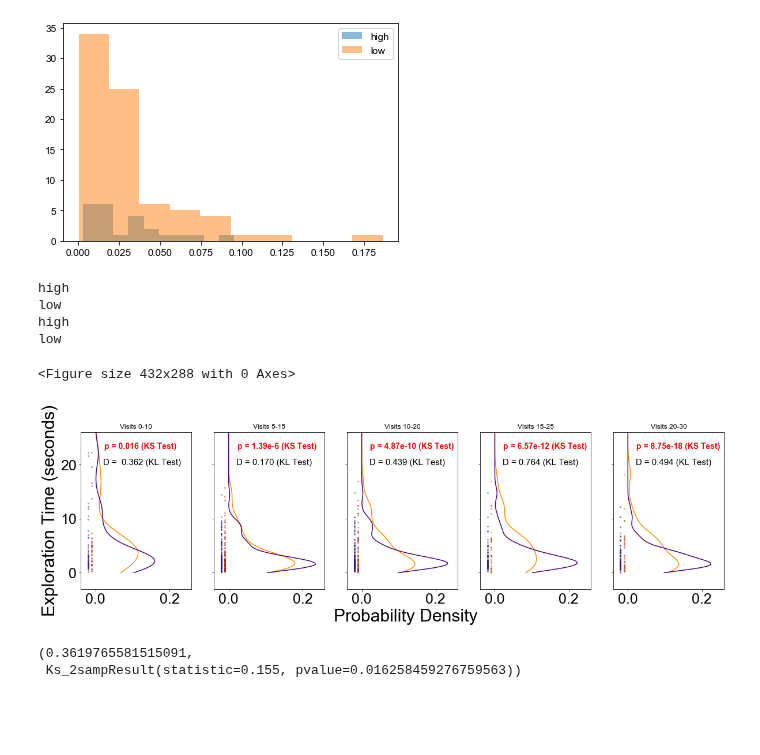
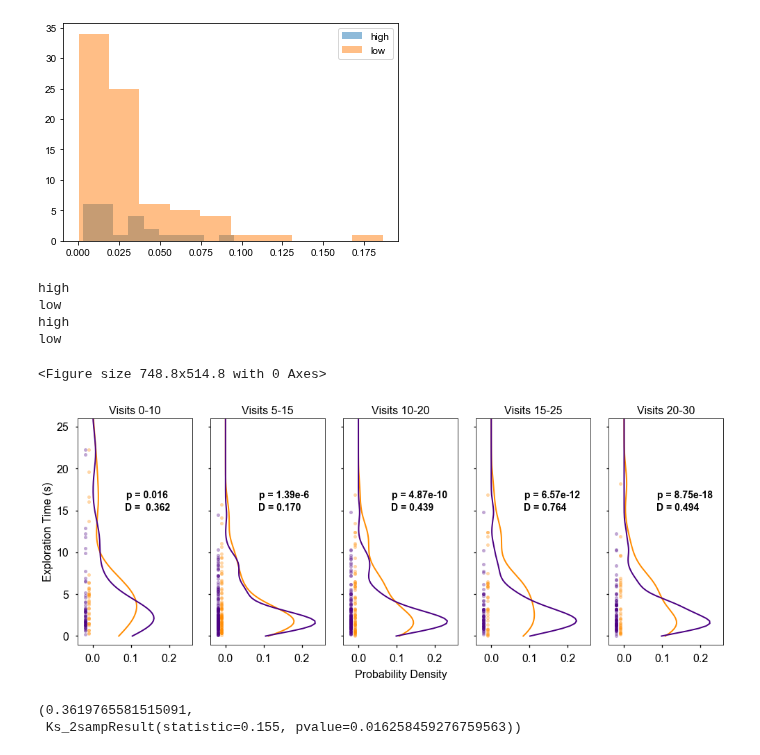
Before and after one commit to itsMahad/ManducaMultiSenseFeeding, a Jupyter notebook: A_Step3_Learning_Curves_And_Probability_Distributions_Git.ipynb, the cells around one changed output. Cells and saved outputs as stored; diff of their text form; code cells hidden in the pictures; blank space fills up the shorter version.

```diff
--- a/A_Step3_Learning_Curves_And_Probability_Distributions_Git.ipynb
+++ b/A_Step3_Learning_Curves_And_Probability_Distributions_Git.ipynb
@@ -431,10 +454,8 @@ First_30_df = pd.DataFrame(index = bin_center, columns = ['Low', 'High'], dtype
 All_df = pd.DataFrame(index = bin_center, columns = ['Low', 'High'], dtype = 'float')
 SampleSize = pd.DataFrame(index = ['low', 'high'], columns = ['3', '5', '10', '15-25', '20', '30', 'all'], dtype = 'float')
 # %%
-from scipy.stats import gaussian_kde
-
 plt.set_cmap('Spectral')
-f2, ax2 = plt.subplots(1,5,sharex = True, sharey = True, figsize = (20,5))
+f2, ax2 = plt.subplots(1,5,sharex = True, sharey = True, figsize = (6.975*2,2.880*2))
 
 
 offset = 0
@@ -460,11 +481,11 @@ for f, df in First_3.groupby('lightLevel', sort = True):
 
         d = 'darkred'
 
-    p = ax2[0].plot(temp, bin_center, label = f, color = c)
-    ax2[0].plot([-0.01 + offset]*len(data), data, 'o', ms = 2, color = c, mec = d, alpha = 0.35)
+    p = ax2[0].plot(temp, bin_center, label = f, color = c, linewidth = 2.0)
+    ax2[0].plot([-0.01 + offset]*len(data), data, "o" , ms = 5, color = c, mec = d, alpha = 0.35)
     offset+=-0.01
 
-    ax2[0].set_title('Visits 0-10')
+    ax2[0].set_title('Visits 0-10', fontsize = 16)
 offset = 0
 V_5thru15_low = []
 V_5thru15_high = []
@@ -488,11 +509,11 @@ for f, df in First_5.groupby('lightLevel', sort = True):
         d = 'darkred'
 
 
-    p = ax2[1].plot(temp, bin_center,  label = f, color = c)
-    ax2[1].plot([-0.01 + offset]*len(data), data, 'o', ms = 2, color = c, mec = d, alpha = 0.35)
+    p = ax2[1].plot(temp, bin_center,  label = f, color = c, linewidth = 2.0)
+    ax2[1].plot([-0.01 + offset]*len(data), data, "o" , ms = 5, color = c, mec = d, alpha = 0.35)
     offset+=-0.01
 
-    ax2[1].set_title('Visits 5-15')
+    ax2[1].set_title('Visits 5-15', fontsize = 16)
 
 offset = 0
 V_10thru20_low = []
@@ -517,11 +538,11 @@ for f, df in First_10.groupby('lightLevel', sort = True):
         V_10thru20_high.extend(temp)
         d = 'darkred'
 
-    p = ax2[2].plot(temp, bin_center, label = f, color = c)
-    ax2[2].plot([-0.01 + offset]*len(data), data, 'o', ms = 2, color = c, mec = d, alpha = 0.35)
+    p = ax2[2].plot(temp, bin_center, label = f, color = c, linewidth = 2.0)
+    ax2[2].plot([-0.01 + offset]*len(data), data, "o" , ms = 5, color = c, mec = d, alpha = 0.35)
     offset+=-0.01
 
-    ax2[2].set_title('Visits 10-20')
+    ax2[2].set_title('Visits 10-20', fontsize = 16)
 offset = 0
 V_15thru25_low = []
 V_15thru25_high = []
@@ -545,11 +566,11 @@ for f, df in First_20.groupby('lightLevel', sort = True):
         d = 'darkred'
 
 #     ax1[1].plot(bin_center, hist)
-    p = ax2[3].plot(temp, bin_center, label = f, color = c)
-    ax2[3].plot([-0.01 + offset]*len(data), data, 'o', ms = 2, color = c, mec = d, alpha = 0.35)
+    p = ax2[3].plot(temp, bin_center, label = f, color = c, linewidth = 2.0)
+    ax2[3].plot([-0.01 + offset]*len(data), data,  "o", ms = 5, color = c, mec = d, alpha = 0.35)
     offset+=-0.01
 #     ax2[3].legend()
-    ax2[3].set_title('Visits 15-25')
+    ax2[3].set_title('Visits 15-25', fontsize = 16)
 
 offset = 0
 V_20thru30_low = []
@@ -562,54 +583,56 @@ for f, df in First_30.groupby('lightLevel', sort = True):
 
     temp = kde.pdf(bin_center)
     temp /= delta * np.sum(temp)
     First_30_df.loc[:,f]=temp
 
     if f.startswith("low"):
         c = 'indigo'
         V_20thru30_low.extend(temp)
         d = 'midnightblue'
     elif f.startswith("high"):
         c = 'darkorange'
 
         V_20thru30_high.extend(temp)
         d = 'darkred'
 #     ax1[0].plot(bin_center, hist)
-    p = ax2[4].plot(temp, bin_center, label = f, color = c)
-    ax2[4].plot([-0.01 + offset]*len(data), data, 'o', ms = 2, color = c, mec = d, alpha = 0.35)
+    p = ax2[4].plot(temp, bin_center, label = f, color = c, linewidth = 2.0)
+    ax2[4].plot([-0.01 + offset]*len(data), data, "o", ms = 5, color = c, mec = d, alpha = 0.35)
     offset+=-0.01
 #     ax2[4].legend()
-    ax2[4].set_title('Visits 20-30')
+    ax2[4].set_title('Visits 20-30', fontsize = 16)
 
-ax2[0].set_ylabel('Exploration Time (seconds)', size = 30, color = 'k')
-ax2[0].set_ylim(-3,26)
+ax2[0].set_ylabel('Exploration Time (s)', size = 16, color = 'k')
+ax2[0].set_ylim(-1,26)
 
-ax2[0].text(.645,-9,'Probability Density', size = 30)
-ax2[0].tick_params(labelsize = 25, labelcolor = 'k')
-ax2[1].tick_params(labelsize = 25, labelcolor = 'k')
-ax2[2].tick_params(labelsize = 25, labelcolor = 'k')
-ax2[3].tick_params(labelsize = 25, labelcolor = 'k')
-ax2[4].tick_params(labelsize = 25, labelcolor = 'k')
+ax2[2].text(-.01,-5,'Probability Density', size = 16)
+
+i_list = [0,1,2,3,4]
+for i in i_list:
+    ax2[i].tick_params(labelsize = 16, labelcolor = 'k')
+#     ax2[i].set_facecolor('lightgray')
+
 ax2[0].set_xlim(-.04,0.26)
 
 
-ax2[0].text(0.017, 23, ' p = 0.016 (KS Test)', color = 'r', weight = 'bold', size = 14 )
-ax2[0].text(0.021, 20, 'D =  0.362 (KL Test)', size = 15)
-ax2[1].text(0.017, 23, ' p = 1.39e-6 (KS Test)', color = 'r', weight = 'bold', size = 14 )
-ax2[1].text(0.021, 20, 'D = 0.170 (KL Test)', size = 15)
-ax2[2].text(0.017, 23, ' p = 4.87e-10 (KS Test)', color = 'r', weight = 'bold', size = 14 )
-ax2[2].text(0.021, 20, 'D = 0.439 (KL Test)', size = 15)
-ax2[3].text(0.017, 23, ' p = 6.57e-12 (KS Test)', color = 'r', weight = 'bold', size = 14 )
-ax2[3].text(0.021, 20, 'D = 0.764 (KL Test)', size = 15)
-ax2[4].text(0.017, 23, ' p = 8.75e-18 (KS Test)', color = 'r', weight = 'bold', size = 14)
-ax2[4].text(0.021, 20, 'D = 0.494 (KL Test)', size = 15)
+ax2[0].text(0.08, 16.5, ' p = 0.016',  weight = 'bold', size = 14 )
+ax2[0].text(0.085, 15, 'D =  0.362',  weight = 'bold', size = 14)
+ax2[1].text(0.08, 16.5, ' p = 1.39e-6',  weight = 'bold', size = 14 )
+ax2[1].text(0.085, 15, 'D = 0.170', weight = 'bold', size = 14)
+ax2[2].text(0.08, 16.5, ' p = 4.87e-10', weight = 'bold', size = 14 )
+ax2[2].text(0.085, 15, 'D = 0.439', weight = 'bold', size = 14)
+ax2[3].text(0.08, 16.5, ' p = 6.57e-12', weight = 'bold', size = 14 )
+ax2[3].text(0.085, 15, 'D = 0.764', weight = 'bold', size = 14)
+ax2[4].text(0.08, 16.5, ' p = 8.75e-18', weight = 'bold', size = 14)
+ax2[4].text(0.085, 15, 'D = 0.494', weight = 'bold', size = 14)
+
 
 plt.tight_layout()
 plt.savefig(outpath_figg + "//" + 'Visits0-30_Stats_Plot_PDE.png')
-#looks like highlight fluctates so the divergence cant just increase, makes sense if high light has not under lying mechanism
+# looks like highlight fluctates so the divergence cant just increase, makes sense if high light has not under lying mechanism
 # %% [output]
 high
 low
 high
 low
-<Figure size 432x288 with 0 Axes>
+<Figure size 748.8x514.8 with 0 Axes>
-[figure, old version]
+[figure, new version]
```
Also changed, not shown: parts of 10 cells of this notebook, 2 other files.
